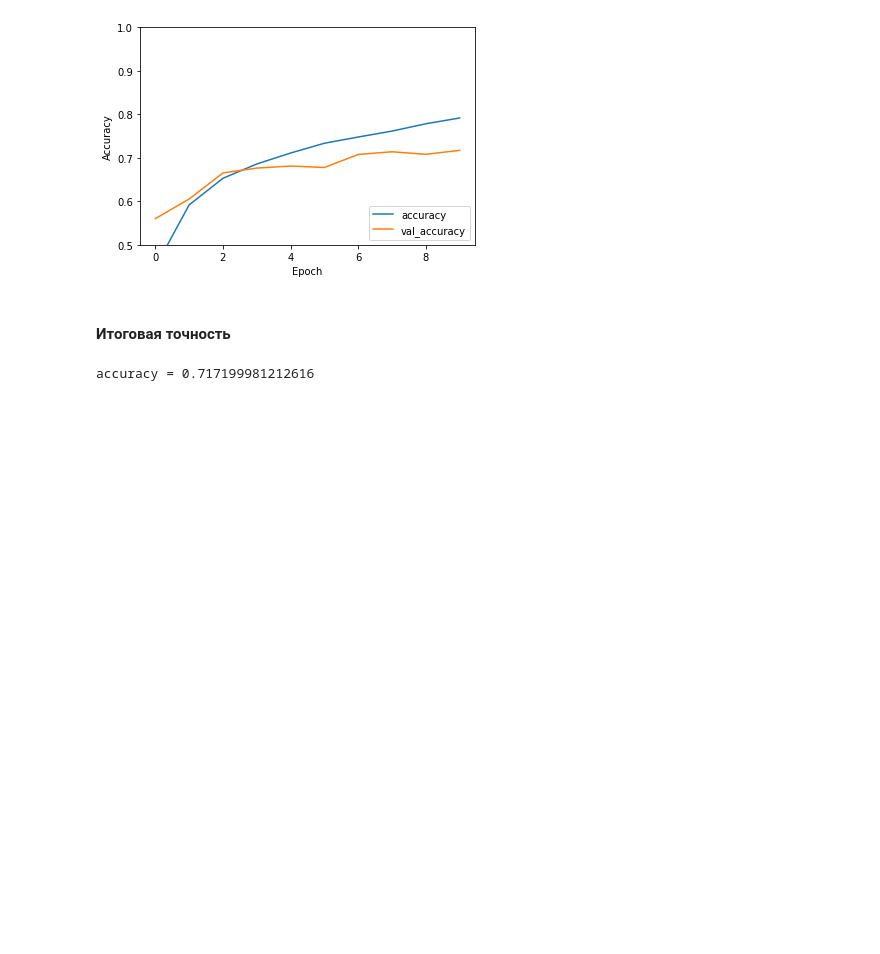
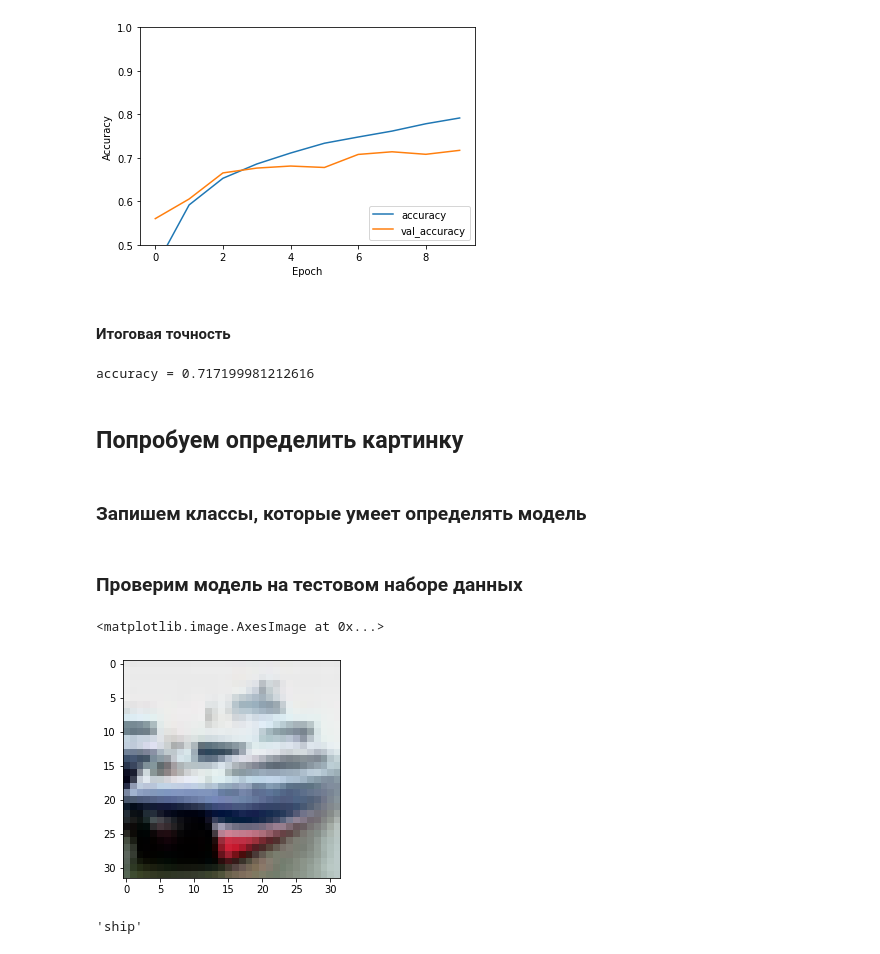
Before and after one commit to 9i5BCrUcNX5NmT/Neuro, a Jupyter notebook: Проба/1.ipynb, the cells around one changed output. Saved outputs shown, nothing was run; the diff lists cells and outputs as text; code cells hidden in the pictures; blank space fills up the shorter version.

```diff
--- a/Проба/1.ipynb
+++ b/Проба/1.ipynb
@@ -150,3 +155,7 @@ test_loss, test_acc = model.evaluate(test_images,  test_labels, verbose=2)
 print(f"accuracy = {test_acc}")
 # %% [output]
 accuracy = 0.717199981212616
+# %% [markdown]
+## Попробуем определить картинку
+# %% [markdown]
+### Запишем классы, которые умеет определять модель
@@ -152,0 +165,2 @@ accuracy = 0.717199981212616
+# %% [markdown]
+### Проверим модель на тестовом наборе данных
@@ -152,0 +169,9 @@ accuracy = 0.717199981212616
+# %%
+plt.imshow(test_images[1])
+# %% [output]
+<matplotlib.image.AxesImage at 0x...>
+[figure, added]
+# %%
+class_names[predictions[1].argmax()]
+# %% [output]
+'ship'
```
Also changed, not shown: parts of 13 cells of this notebook.
